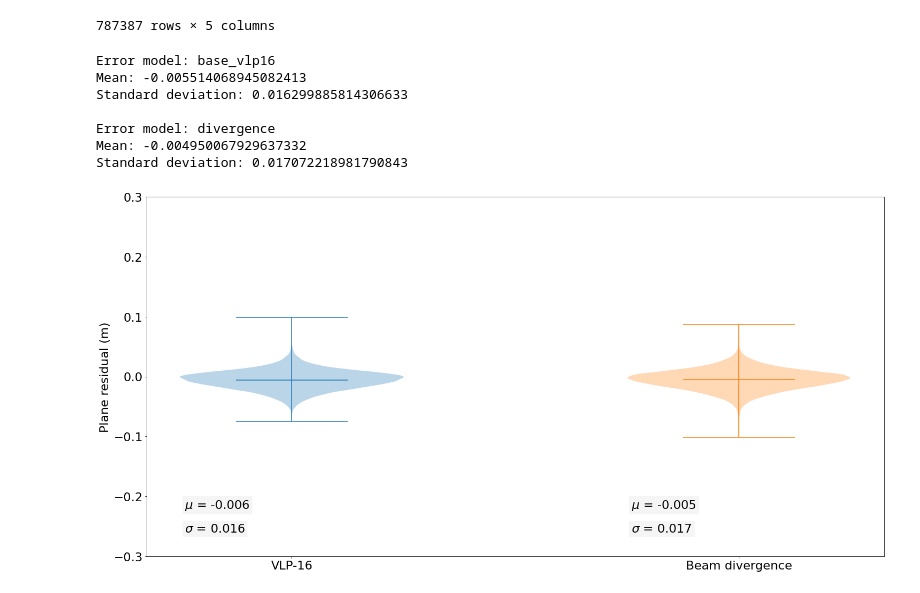
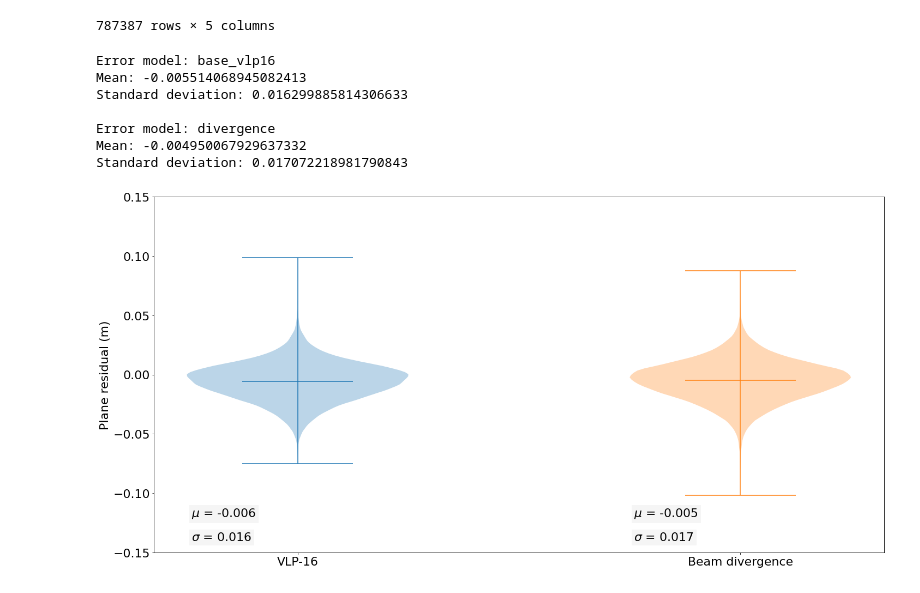
Before and after one commit to branislavjenco/thesis-code, a Jupyter notebook: using-pandas.ipynb, the cells around one changed output. Saved outputs shown, nothing was run; the diff lists cells and outputs as text; code cells hidden in the pictures.

```diff
--- a/using-pandas.ipynb
+++ b/using-pandas.ipynb
@@ -426,32 +426,32 @@ df_test
 # %%
 
 fig = plt.figure()
 fig.set_figwidth(24)
 fig.set_figheight(12)
 for i, error in enumerate(["base_vlp16", "divergence"]):
     plt.violinplot(df_test.query("Error == @error" )["Value"], positions=[i], showmeans=True)
     print(f"Error model: {error}")
     mean = df_test.query("Error == @error")["Value"].mean()
     std = df_test.query("Error == @error")["Value"].std()
 #         w = wasserstein_distance(data.query("Error == 'real'")["Value"], data.query("Error == @error")["Value"])
     print("Mean:", mean)
     print("Standard deviation:", std)
 #         print("Earth mover's distance", w)
     print()
-    plt.text(i - 0.24, -0.22, f"$\mu$ = {mean:.3f}", backgroundcolor="whitesmoke")
-    plt.text(i - 0.24, -0.26, f"$\sigma$ = {std:.3f}",  backgroundcolor="whitesmoke")
+    plt.text(i - 0.24, -0.12, f"$\mu$ = {mean:.3f}", backgroundcolor="whitesmoke")
+    plt.text(i - 0.24, -0.14, f"$\sigma$ = {std:.3f}",  backgroundcolor="whitesmoke")
 
-plt.ylim(-0.3, 0.3)
+plt.ylim(-0.15, 0.15)
 plt.xticks(range(len(["base_vlp16", "divergence"])), labels=[error2label[x] for x in ["base_vlp16", "divergence"]])
 plt.ylabel("Plane residual (m)")
-#     fig.savefig("plots/v_comparison_no_incidence.png", bbox_inches='tight', pad_inches=1)
+fig.savefig("plots/v_long_distance.png", bbox_inches='tight', pad_inches=1)
 plt.show()
 # %% [output]
 Error model: base_vlp16
 Mean: -0.005514068945082413
 Standard deviation: 0.016299885814306633
 
 Error model: divergence
 Mean: -0.004950067929637332
 Standard deviation: 0.017072218981790843
-[figure, old version]
+[figure, new version]
```
Also changed, not shown: 3 other files.
